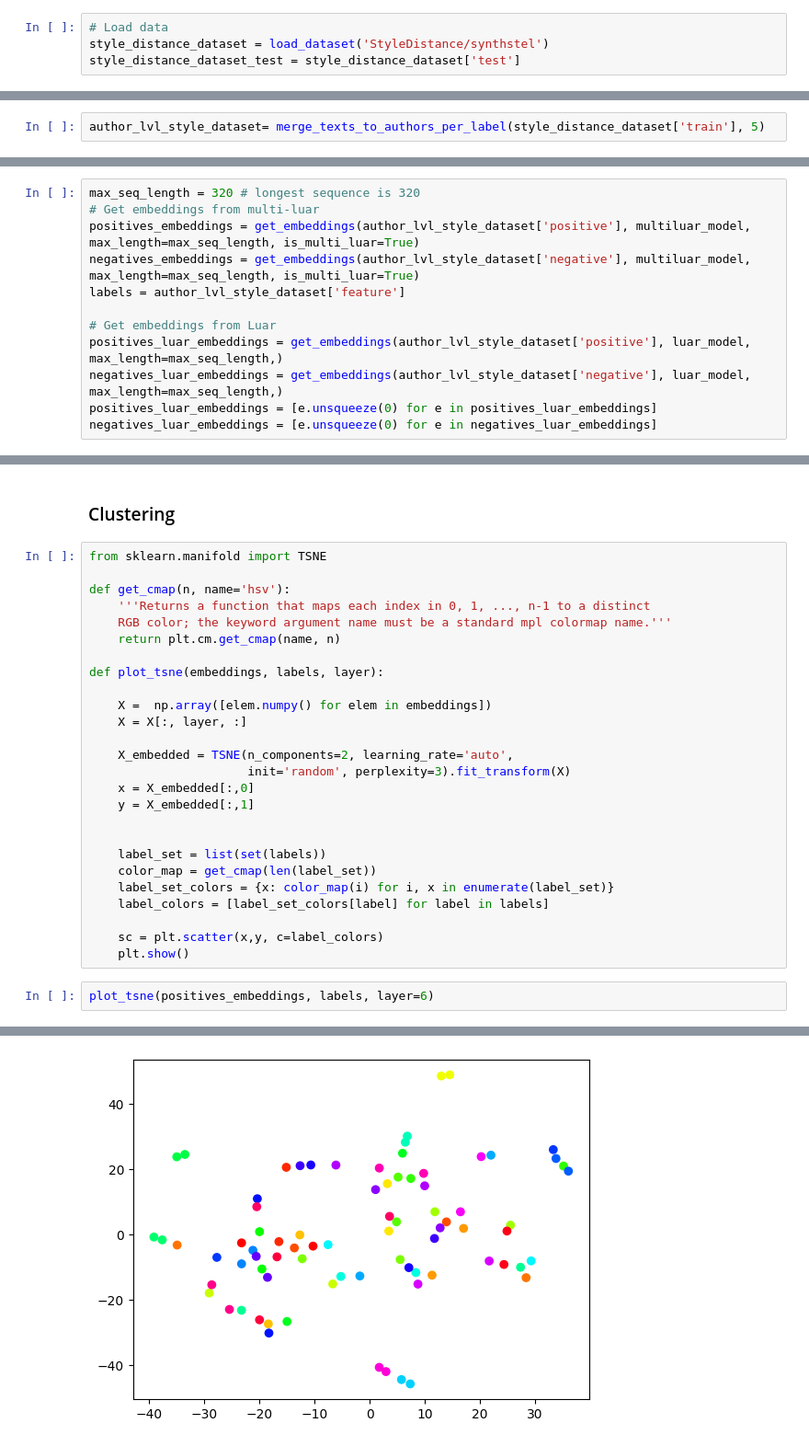
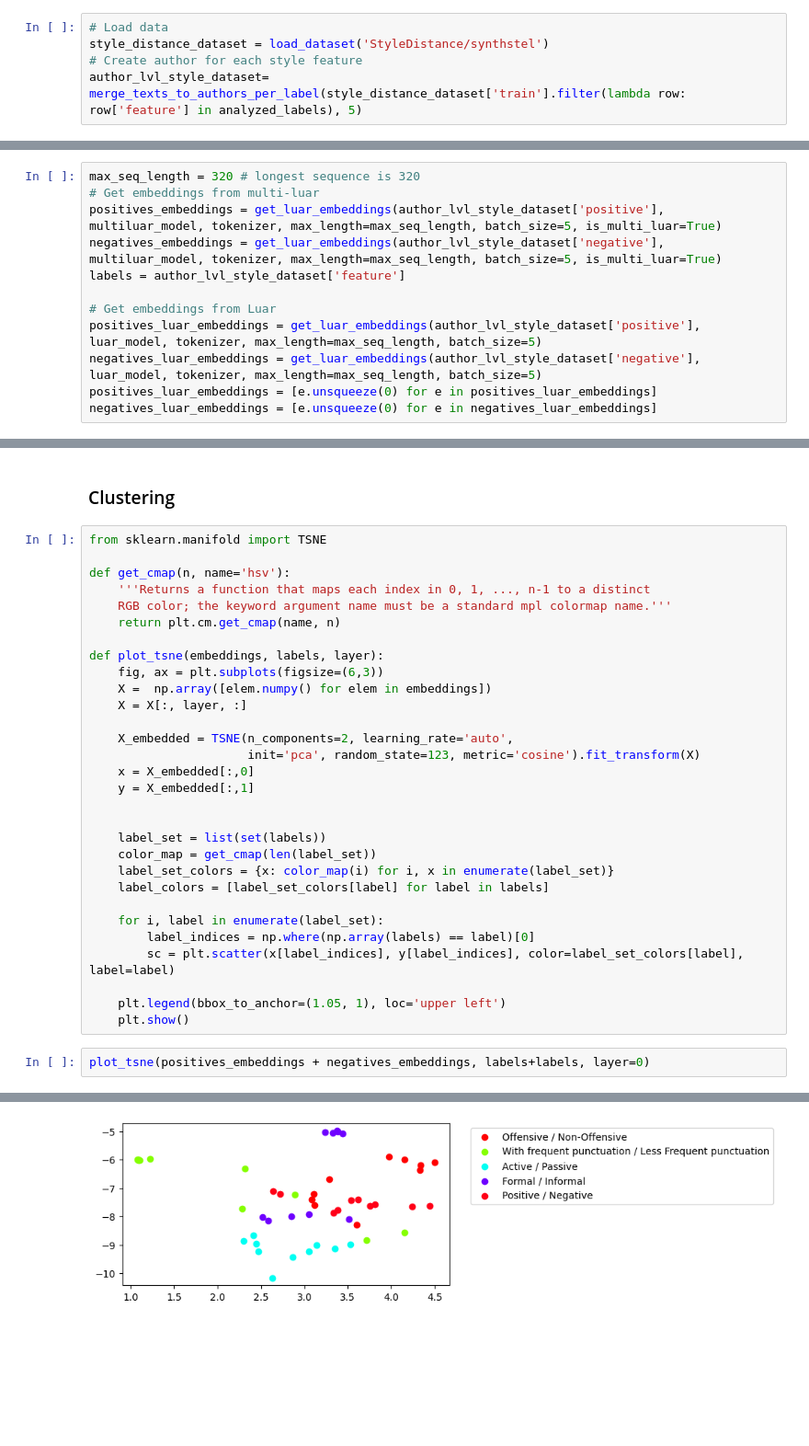
Before and after one commit to MiladAlshomary/Multi-LUAR, a Jupyter notebook: src-ipynb/multi-luar-analysis.ipynb, the cells around one changed output, grey strips where cells are left out. Shown: that part at 92% size. Saved outputs shown, nothing was run; the diff lists cells and outputs as text; blank space fills up the shorter version.

```diff
--- a/src-ipynb/multi-luar-analysis.ipynb
+++ b/src-ipynb/multi-luar-analysis.ipynb
@@ -17,4 +34,5 @@ tokenizer = AutoTokenizer.from_pretrained("rrivera1849/LUAR-MUD")
 # %%
 # Load data
 style_distance_dataset = load_dataset('StyleDistance/synthstel')
-style_distance_dataset_test = style_distance_dataset['test']
+# Create author for each style feature
+author_lvl_style_dataset= merge_texts_to_authors_per_label(style_distance_dataset['train'].filter(lambda row: row['feature'] in analyzed_labels), 5)
@@ -111,2 +38,0 @@ def merge_texts_to_authors_per_label(style_distance_dataset, num_authors_per_lab
-# %%
-author_lvl_style_dataset= merge_texts_to_authors_per_label(style_distance_dataset['train'], 5)
@@ -117,13 +46,13 @@ np.int64(320)
 # %%
 max_seq_length = 320 # longest sequence is 320
 # Get embeddings from multi-luar
-positives_embeddings = get_embeddings(author_lvl_style_dataset['positive'], multiluar_model, max_length=max_seq_length, is_multi_luar=True)
-negatives_embeddings = get_embeddings(author_lvl_style_dataset['negative'], multiluar_model, max_length=max_seq_length, is_multi_luar=True)
+positives_embeddings = get_luar_embeddings(author_lvl_style_dataset['positive'], multiluar_model, tokenizer, max_length=max_seq_length, batch_size=5, is_multi_luar=True)
+negatives_embeddings = get_luar_embeddings(author_lvl_style_dataset['negative'], multiluar_model, tokenizer, max_length=max_seq_length, batch_size=5, is_multi_luar=True)
 labels = author_lvl_style_dataset['feature']
 
 # Get embeddings from Luar
-positives_luar_embeddings = get_embeddings(author_lvl_style_dataset['positive'], luar_model, max_length=max_seq_length,)
-negatives_luar_embeddings = get_embeddings(author_lvl_style_dataset['negative'], luar_model, max_length=max_seq_length,)
+positives_luar_embeddings = get_luar_embeddings(author_lvl_style_dataset['positive'], luar_model, tokenizer, max_length=max_seq_length, batch_size=5)
+negatives_luar_embeddings = get_luar_embeddings(author_lvl_style_dataset['negative'], luar_model, tokenizer, max_length=max_seq_length, batch_size=5)
 positives_luar_embeddings = [e.unsqueeze(0) for e in positives_luar_embeddings]
 negatives_luar_embeddings = [e.unsqueeze(0) for e in negatives_luar_embeddings]
 # %%
@@ -188,12 +121,12 @@ def get_cmap(n, name='hsv'):
     return plt.cm.get_cmap(name, n)
 
 def plot_tsne(embeddings, labels, layer):
-
+    fig, ax = plt.subplots(figsize=(6,3))
     X =  np.array([elem.numpy() for elem in embeddings])
     X = X[:, layer, :]
 
     X_embedded = TSNE(n_components=2, learning_rate='auto',
-                      init='random', perplexity=3).fit_transform(X)
+                      init='pca', random_state=123, metric='cosine').fit_transform(X)
     x = X_embedded[:,0]
     y = X_embedded[:,1]
 
@@ -203,8 +136,12 @@ def plot_tsne(embeddings, labels, layer):
     label_set_colors = {x: color_map(i) for i, x in enumerate(label_set)}
     label_colors = [label_set_colors[label] for label in labels]
 
-    sc = plt.scatter(x,y, c=label_colors)
+    for i, label in enumerate(label_set):
+        label_indices = np.where(np.array(labels) == label)[0]
+        sc = plt.scatter(x[label_indices], y[label_indices], color=label_set_colors[label], label=label)
+
+    plt.legend(bbox_to_anchor=(1.05, 1), loc='upper left')
     plt.show()
 # %%
-plot_tsne(positives_embeddings, labels, layer=6)
+plot_tsne(positives_embeddings + negatives_embeddings, labels+labels, layer=0)
 # %% [output]
@@ -212 +148 @@ plot_tsne(positives_embeddings, labels, layer=6)
-[figure, old version]
+[figure, new version]
```
Also changed, not shown: parts of 17 cells of this notebook, 2 other files.
